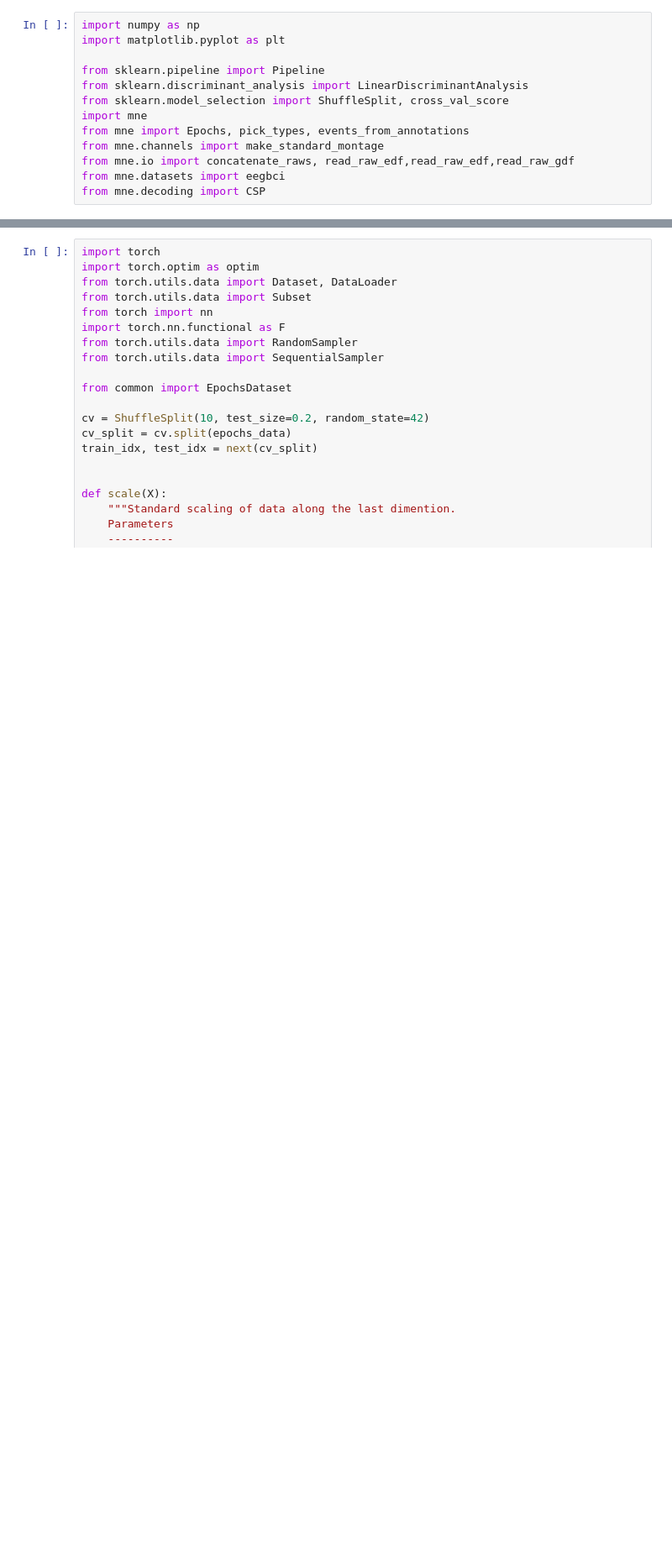
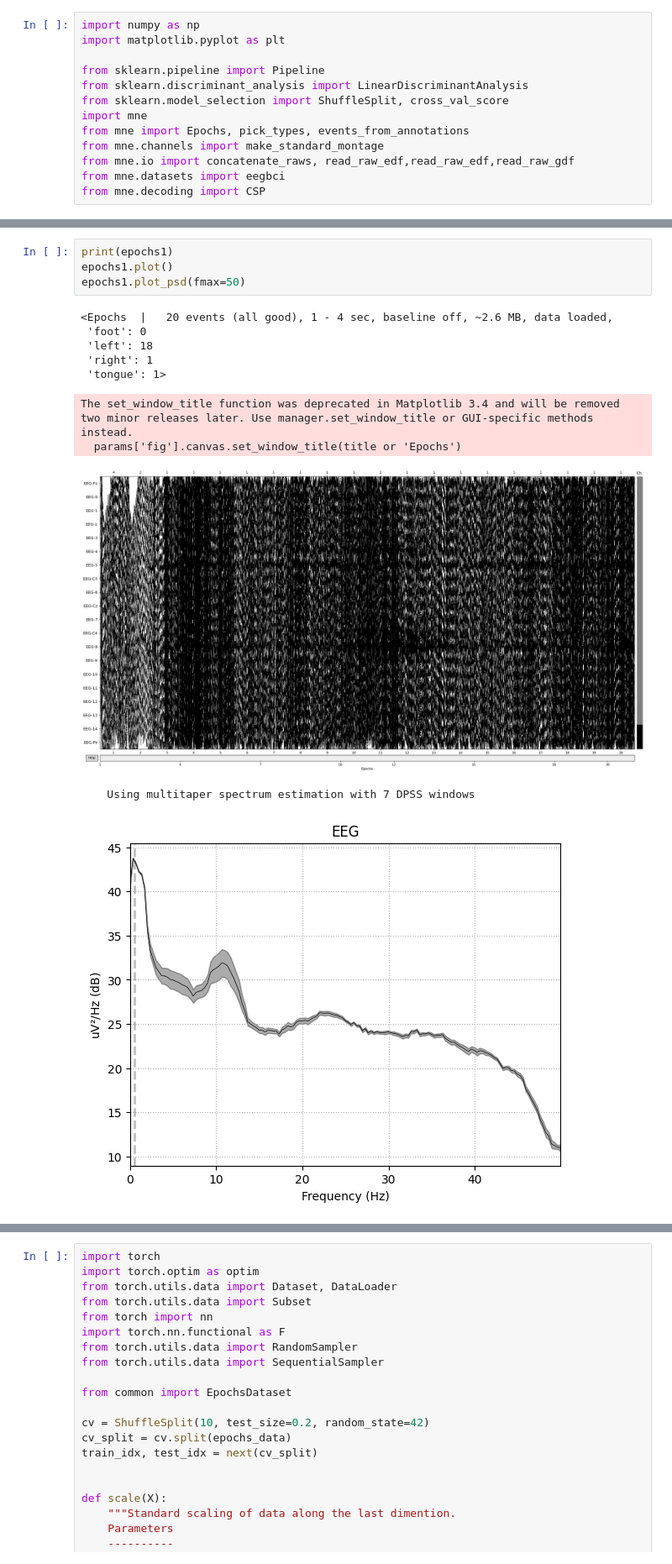
Before and after one commit to newzaungo3/Motorimagery_for_gamification, a Jupyter notebook: Single_net.ipynb, the cells around one changed output, grey strips where cells are left out. Shown at 84% size. Cells and saved outputs as stored; diff of their text form; blank space fills up the shorter version.

```diff
--- a/Single_net.ipynb
+++ b/Single_net.ipynb
@@ -123,0 +121,15 @@ print(labels)
+# %%
+print(epochs1)
+epochs1.plot()
+epochs1.plot_psd(fmax=50)
+# %% [output]
+<Epochs  |   20 events (all good), 1 - 4 sec, baseline off, ~2.6 MB, data loaded,
+ 'foot': 0
+ 'left': 18
+ 'right': 1
+ 'tongue': 1>
+The set_window_title function was deprecated in Matplotlib 3.4 and will be removed two minor releases later. Use manager.set_window_title or GUI-specific methods instead.
+  params['fig'].canvas.set_window_title(title or 'Epochs')
+[figure, added]
+    Using multitaper spectrum estimation with 7 DPSS windows
+[figure, added]
```
Also changed, not shown: parts of 4 cells of this notebook, 9 other files.
